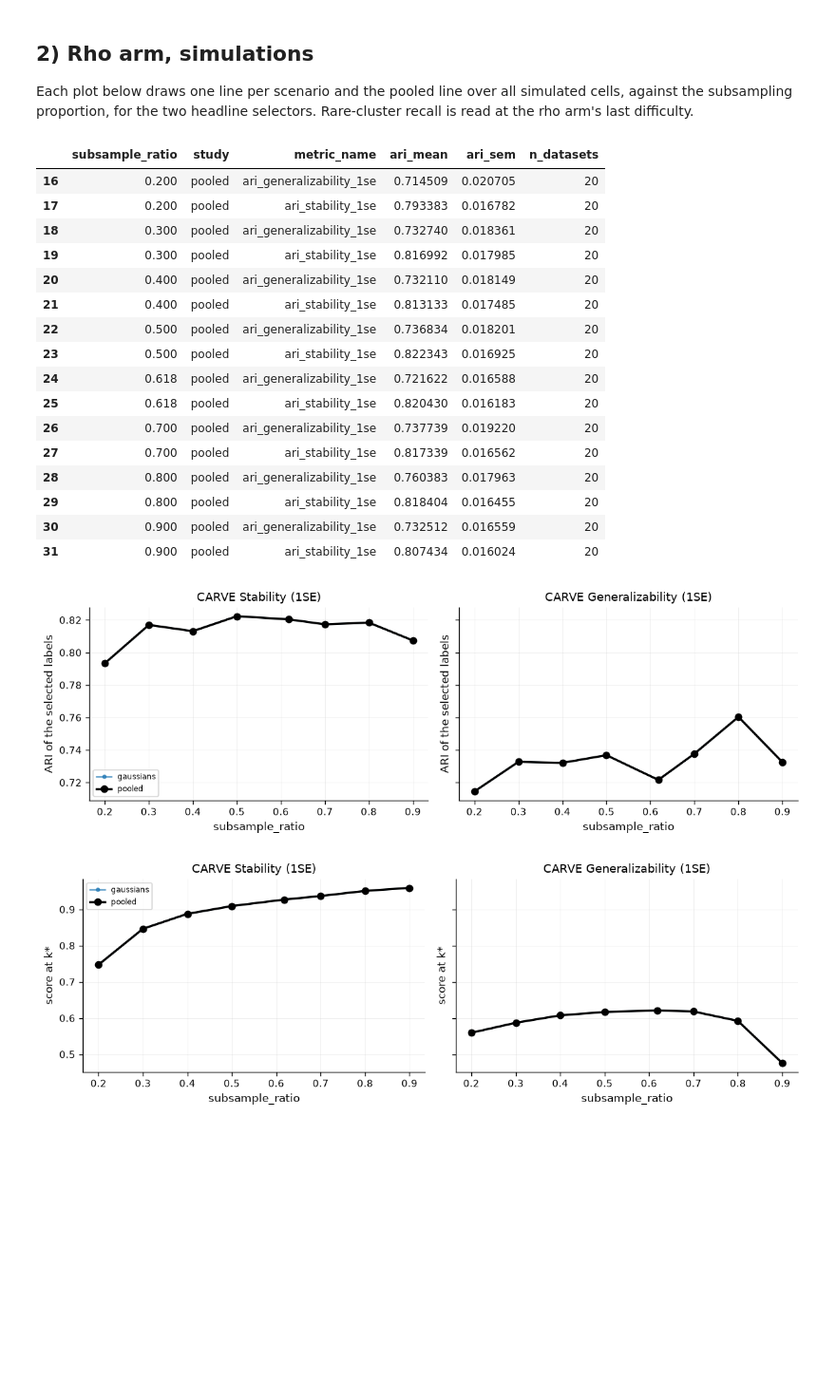
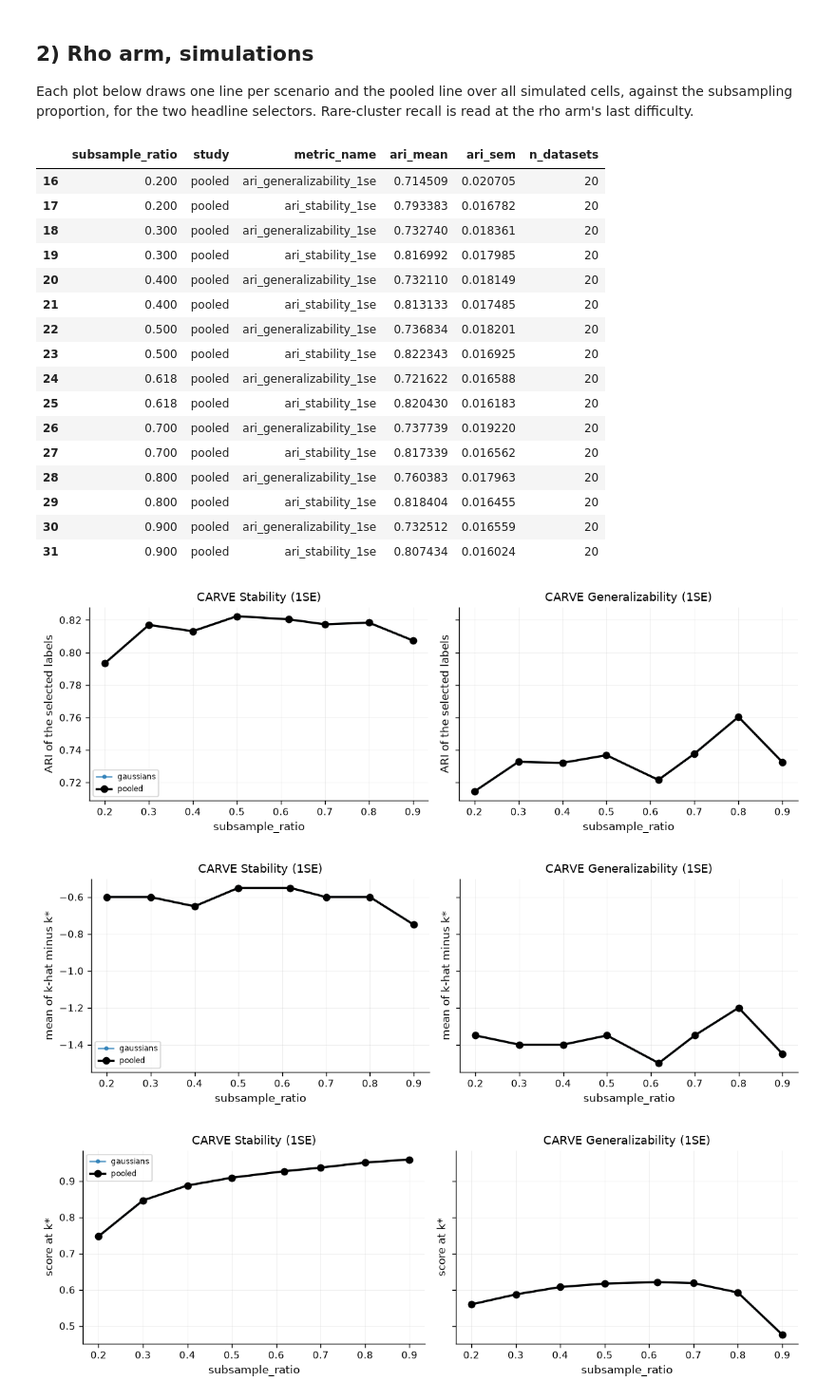
Before and after one commit to DataSlingers/CARVE, a Jupyter notebook: notebooks/Resampling_Ablation.ipynb, the cells around one changed output. Shown at 95% size. Saved outputs shown, nothing was run; the diff lists cells and outputs as text; code cells hidden in the pictures; blank space fills up the shorter version.

```diff
--- a/notebooks/Resampling_Ablation.ipynb
+++ b/notebooks/Resampling_Ablation.ipynb
@@ -114,26 +116,29 @@ def pair(summary, *, x, y, lo=None, hi=None, y_label=None, logx=False):
 # %%
 rho_ari = ari_summary(rho_view["selection"], rho_view["at_k"], x=RHO)
 pair(rho_ari, x=RHO, y="ari_mean", y_label="ARI of the selected labels")
+rho_bias = bias_summary(rho_view["selection"], x=RHO)
+pair(rho_bias, x=RHO, y="bias_mean", y_label="mean of k-hat minus k*")
 rho_ari[rho_ari["study"] == POOLED]
 # %% [output]
 |  | subsample_ratio | study | metric_name | ari_mean | ari_sem | n_datasets |
 | 16 | 0.200 | pooled | ari_generalizability_1se | 0.714509 | 0.020705 | 20 |
 | 17 | 0.200 | pooled | ari_stability_1se | 0.793383 | 0.016782 | 20 |
 | 18 | 0.300 | pooled | ari_generalizability_1se | 0.732740 | 0.018361 | 20 |
 | 19 | 0.300 | pooled | ari_stability_1se | 0.816992 | 0.017985 | 20 |
 | 20 | 0.400 | pooled | ari_generalizability_1se | 0.732110 | 0.018149 | 20 |
 | 21 | 0.400 | pooled | ari_stability_1se | 0.813133 | 0.017485 | 20 |
 | 22 | 0.500 | pooled | ari_generalizability_1se | 0.736834 | 0.018201 | 20 |
 | 23 | 0.500 | pooled | ari_stability_1se | 0.822343 | 0.016925 | 20 |
 | 24 | 0.618 | pooled | ari_generalizability_1se | 0.721622 | 0.016588 | 20 |
 | 25 | 0.618 | pooled | ari_stability_1se | 0.820430 | 0.016183 | 20 |
 | 26 | 0.700 | pooled | ari_generalizability_1se | 0.737739 | 0.019220 | 20 |
 | 27 | 0.700 | pooled | ari_stability_1se | 0.817339 | 0.016562 | 20 |
 | 28 | 0.800 | pooled | ari_generalizability_1se | 0.760383 | 0.017963 | 20 |
 | 29 | 0.800 | pooled | ari_stability_1se | 0.818404 | 0.016455 | 20 |
 | 30 | 0.900 | pooled | ari_generalizability_1se | 0.732512 | 0.016559 | 20 |
 | 31 | 0.900 | pooled | ari_stability_1se | 0.807434 | 0.016024 | 20 |
 [figure]
+[figure, added]
 # %%
 rho_star = curve_at_k_star(rho_view["curves"], rho_view["datasets"], x=RHO)
 pair(rho_star, x=RHO, y="value_mean", y_label="score at k*")
```
Also changed, not shown: parts of 6 cells of this notebook, 7 other files.
